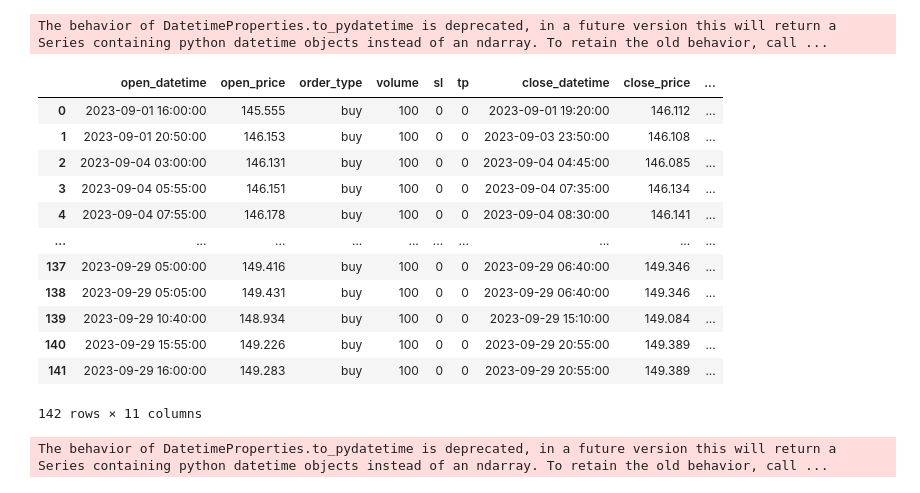
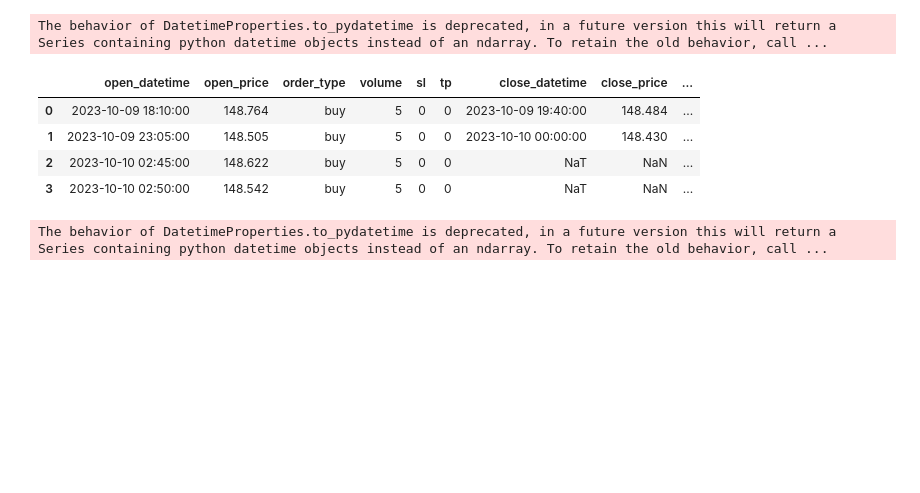
Before and after one commit to joaoluke/python-investment, a Jupyter notebook: crossover_trading.ipynb, the cells around one changed output. Cells and saved outputs as stored; diff of their text form; code cells hidden in the pictures; blank space fills up the shorter version.

```diff
--- a/crossover_trading.ipynb
+++ b/crossover_trading.ipynb
@@ -16,11 +20,18 @@ True
 symbol = 'USDJPY'
 timeframe = mt5.TIMEFRAME_M5
 start_pos = 0
-num_bars = 1000
+num_bars = 150
 volume = 1
 
 fsma_period = 14
 ssma_period = 28
 timezone = pytz.timezone('America/Sao_Paulo')
-date_from = datetime(2023, 9, 1, tzinfo=timezone)
-date_to = datetime(2023, 9, 30, tzinfo=timezone)
+date_from = datetime(2023, 10, 9, tzinfo=timezone)
+date_to = datetime(2023, 9, 10, tzinfo=timezone)
+# Obtendo a data e hora atuais
+current_day = datetime.now(tz=timezone).replace(microsecond=0)
+one_year_before = current_day - timedelta(days=365)
+print(date_from)
+print(date_to)
+print(current_day)
+print(one_year_before)
@@ -182,24 +216,16 @@ class Strategy:
 
         return self.get_positions_df()
 # %%
-sma_crossover_strategy = Strategy(df, 10000, 100)
+sma_crossover_strategy = Strategy(df, 5000, 5)
 result = sma_crossover_strategy.run()
 
 result
 # %% [output]
 |  | open_datetime | open_price | order_type | volume | sl | tp | close_datetime | close_price | ... |
-| 0 | 2023-09-01 16:00:00 | 145.555 | buy | 100 | 0 | 0 | 2023-09-01 19:20:00 | 146.112 | ... |
-| 1 | 2023-09-01 20:50:00 | 146.153 | buy | 100 | 0 | 0 | 2023-09-03 23:50:00 | 146.108 | ... |
-| 2 | 2023-09-04 03:00:00 | 146.131 | buy | 100 | 0 | 0 | 2023-09-04 04:45:00 | 146.085 | ... |
-| 3 | 2023-09-04 05:55:00 | 146.151 | buy | 100 | 0 | 0 | 2023-09-04 07:35:00 | 146.134 | ... |
-| 4 | 2023-09-04 07:55:00 | 146.178 | buy | 100 | 0 | 0 | 2023-09-04 08:30:00 | 146.141 | ... |
-| ... | ... | ... | ... | ... | ... | ... | ... | ... | ... |
-| 137 | 2023-09-29 05:00:00 | 149.416 | buy | 100 | 0 | 0 | 2023-09-29 06:40:00 | 149.346 | ... |
-| 138 | 2023-09-29 05:05:00 | 149.431 | buy | 100 | 0 | 0 | 2023-09-29 06:40:00 | 149.346 | ... |
-| 139 | 2023-09-29 10:40:00 | 148.934 | buy | 100 | 0 | 0 | 2023-09-29 15:10:00 | 149.084 | ... |
-| 140 | 2023-09-29 15:55:00 | 149.226 | buy | 100 | 0 | 0 | 2023-09-29 20:55:00 | 149.389 | ... |
-| 141 | 2023-09-29 16:00:00 | 149.283 | buy | 100 | 0 | 0 | 2023-09-29 20:55:00 | 149.389 | ... |
+| 0 | 2023-10-09 18:10:00 | 148.764 | buy | 5 | 0 | 0 | 2023-10-09 19:40:00 | 148.484 | ... |
+| 1 | 2023-10-09 23:05:00 | 148.505 | buy | 5 | 0 | 0 | 2023-10-10 00:00:00 | 148.430 | ... |
+| 2 | 2023-10-10 02:45:00 | 148.622 | buy | 5 | 0 | 0 | NaT | NaN | ... |
+| 3 | 2023-10-10 02:50:00 | 148.542 | buy | 5 | 0 | 0 | NaT | NaN | ... |
-142 rows × 11 columns
 # %%
 px.line(result, x='close_datetime', y='pnl')
 # %% [output]
```
Also changed, not shown: parts of 8 cells of this notebook, 3 other files.
